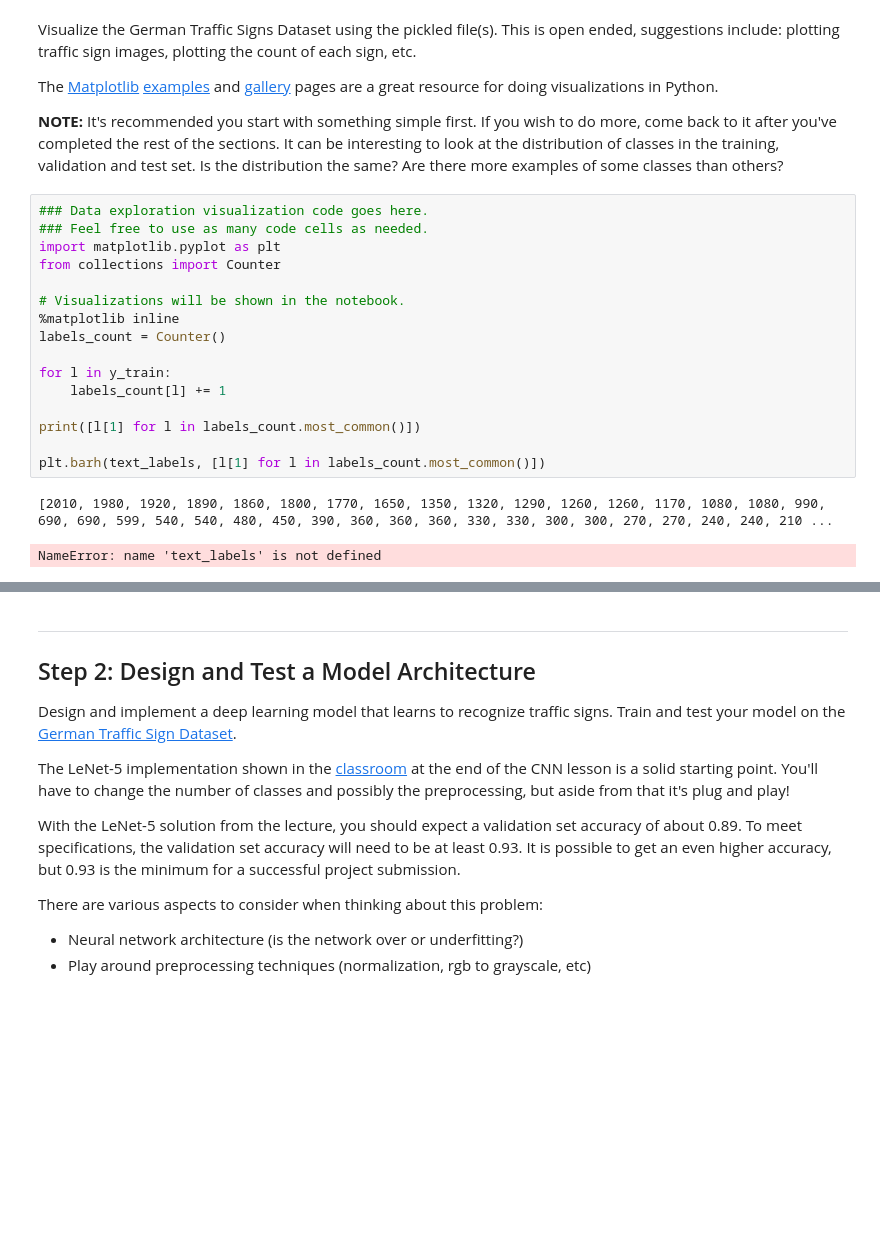
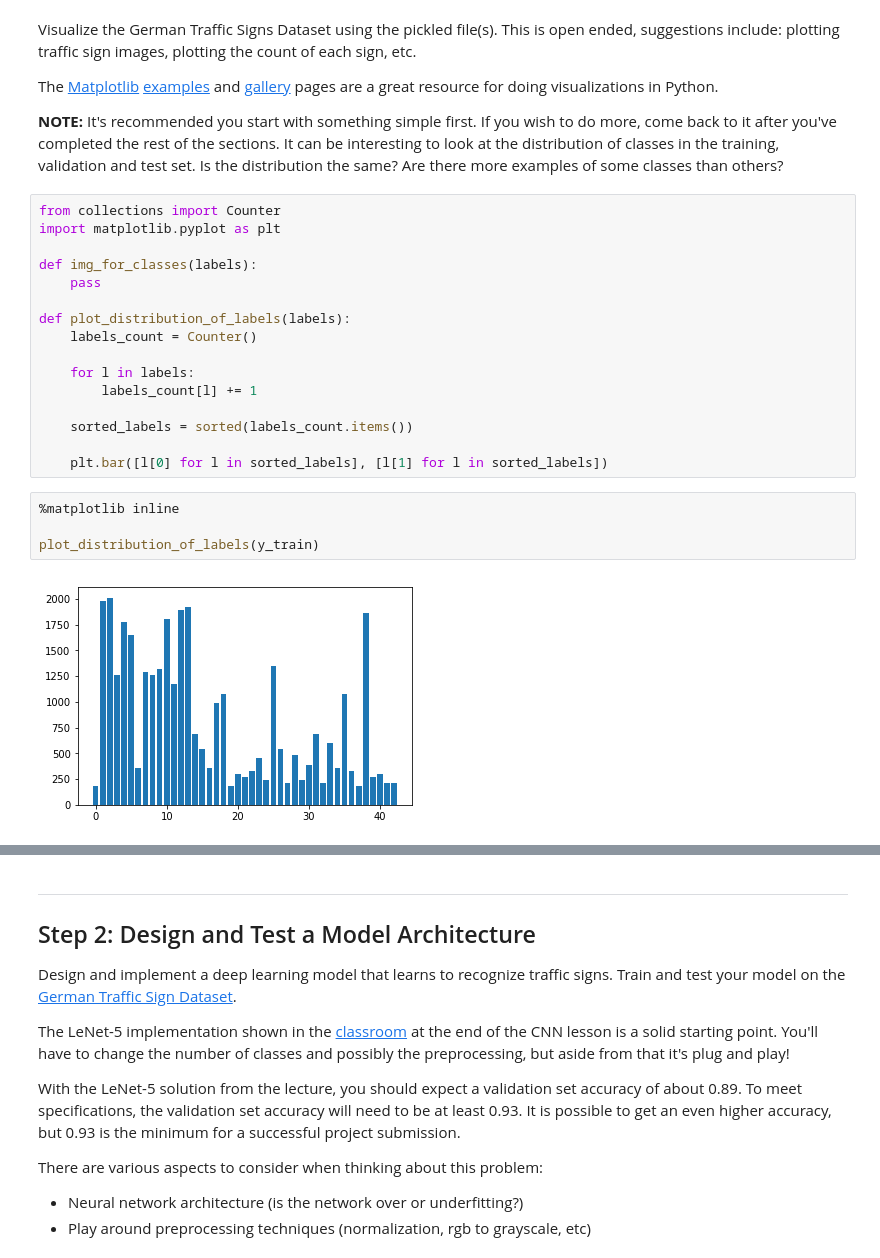
Before and after one commit to Cribbin/self-driving-car-engineer-nanodegree-3, a Jupyter notebook: Traffic_Sign_Classifier.ipynb, the cells around one changed output, grey strips where cells are left out. Drawn from its saved outputs; the diff is of its cells as text; blank space fills up the shorter version.

```diff
--- a/Traffic_Sign_Classifier.ipynb
+++ b/Traffic_Sign_Classifier.ipynb
@@ -98,22 +98,25 @@ Visualize the German Traffic Signs Dataset using the pickled file(s). This is op
 The [Matplotlib](http://matplotlib.org/) [examples](http://matplotlib.org/examples/index.html) and [gallery](http://matplotlib.org/gallery.html) pages are a great resource for doing visualizations in Python.
 
 **NOTE:** It's recommended you start with something simple first. If you wish to do more, come back to it after you've completed the rest of the sections. It can be interesting to look at the distribution of classes in the training, validation and test set. Is the distribution the same? Are there more examples of some classes than others?
-# %%
-### Data exploration visualization code goes here.
-### Feel free to use as many code cells as needed.
-import matplotlib.pyplot as plt
-from collections import Counter
-
-# Visualizations will be shown in the notebook.
-%matplotlib inline
-labels_count = Counter()
-
-for l in y_train:
-    labels_count[l] += 1
-
-print([l[1] for l in labels_count.most_common()])
-
-plt.barh(text_labels, [l[1] for l in labels_count.most_common()])
-# %% [output]
-[2010, 1980, 1920, 1890, 1860, 1800, 1770, 1650, 1350, 1320, 1290, 1260, 1260, 1170, 1080, 1080, 990, 690, 690, 599, 540, 540, 480, 450, 390, 360, 360, 360, 330, 330, 300, 300, 270, 270, 240, 240, 210 ...
-NameError: name 'text_labels' is not defined
+# %%
+from collections import Counter
+import matplotlib.pyplot as plt
+
+def img_for_classes(labels):
+    pass
+
+def plot_distribution_of_labels(labels):
+    labels_count = Counter()
+
+    for l in labels:
+        labels_count[l] += 1
+
+    sorted_labels = sorted(labels_count.items())
+
+    plt.bar([l[0] for l in sorted_labels], [l[1] for l in sorted_labels])
+# %%
+%matplotlib inline
+
+plot_distribution_of_labels(y_train)
+# %% [output]
+[figure, added]
```
Also changed, not shown: parts of 18 cells of this notebook, 9 other files.
